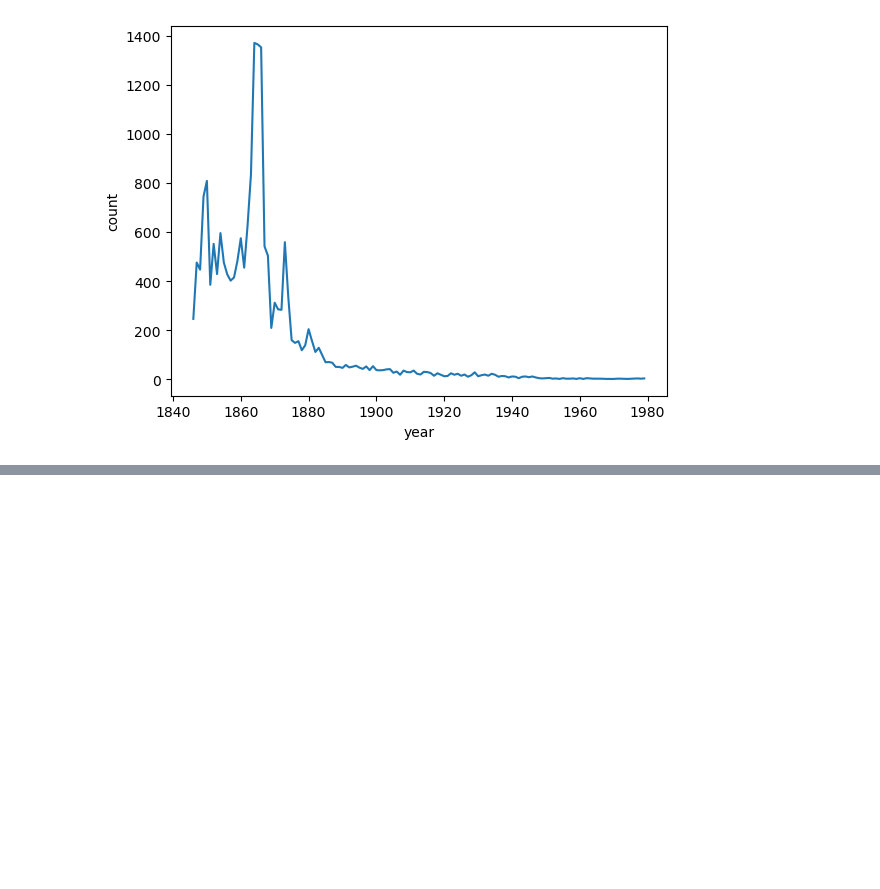
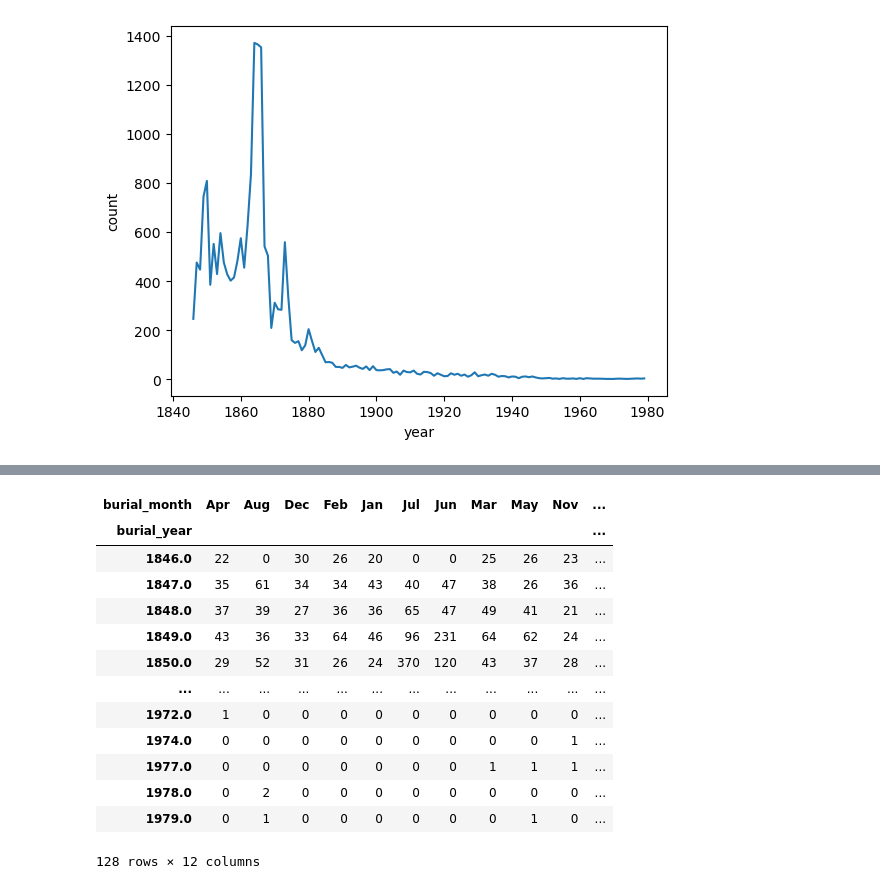
Before and after one commit to NSS-Data-Analytics-Cohort-10/advanced-pandas-ekinnard23, a Jupyter notebook: notebooks/advanced_pandas_ekinnard23_notebook.ipynb, the cells around one changed output, grey strips where cells are left out. Cells and saved outputs as stored; diff of their text form; code cells hidden in the pictures; blank space fills up the shorter version.

```diff
--- a/notebooks/advanced_pandas_ekinnard23_notebook.ipynb
+++ b/notebooks/advanced_pandas_ekinnard23_notebook.ipynb
@@ -84,0 +79,18 @@ burials['Date'] =pd.to_datetime(burials[['year', 'month_no']].assign(Day=1))
+# %%
+cross_tab = pd.crosstab(index=city_cm['burial_year'], columns=city_cm['burial_month'])
+cross_tab
+# %% [output]
+| burial_month | Apr | Aug | Dec | Feb | Jan | Jul | Jun | Mar | May | Nov | ... |
+| burial_year |  |  |  |  |  |  |  |  |  |  | ... |
+| 1846.0 | 22 | 0 | 30 | 26 | 20 | 0 | 0 | 25 | 26 | 23 | ... |
+| 1847.0 | 35 | 61 | 34 | 34 | 43 | 40 | 47 | 38 | 26 | 36 | ... |
+| 1848.0 | 37 | 39 | 27 | 36 | 36 | 65 | 47 | 49 | 41 | 21 | ... |
+| 1849.0 | 43 | 36 | 33 | 64 | 46 | 96 | 231 | 64 | 62 | 24 | ... |
+| 1850.0 | 29 | 52 | 31 | 26 | 24 | 370 | 120 | 43 | 37 | 28 | ... |
+| ... | ... | ... | ... | ... | ... | ... | ... | ... | ... | ... | ... |
+| 1972.0 | 1 | 0 | 0 | 0 | 0 | 0 | 0 | 0 | 0 | 0 | ... |
+| 1974.0 | 0 | 0 | 0 | 0 | 0 | 0 | 0 | 0 | 0 | 1 | ... |
+| 1977.0 | 0 | 0 | 0 | 0 | 0 | 0 | 0 | 1 | 1 | 1 | ... |
+| 1978.0 | 0 | 2 | 0 | 0 | 0 | 0 | 0 | 0 | 0 | 0 | ... |
+| 1979.0 | 0 | 1 | 0 | 0 | 0 | 0 | 0 | 0 | 1 | 0 | ... |
+128 rows × 12 columns
```
Also changed, not shown: parts of 5 cells of this notebook.
